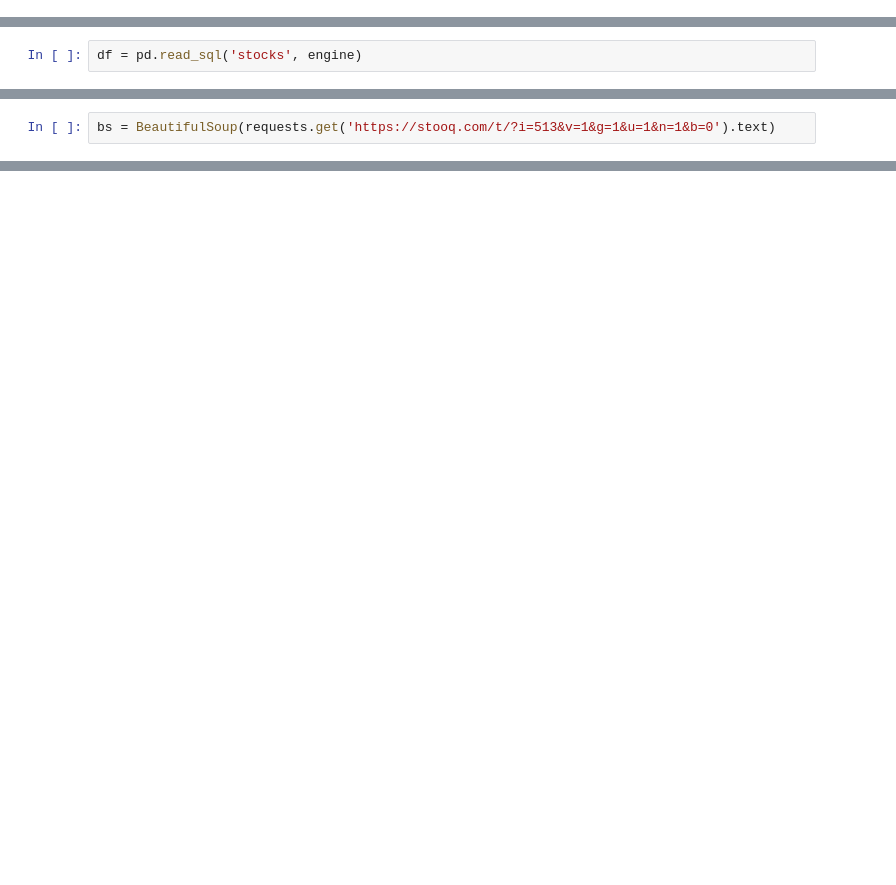
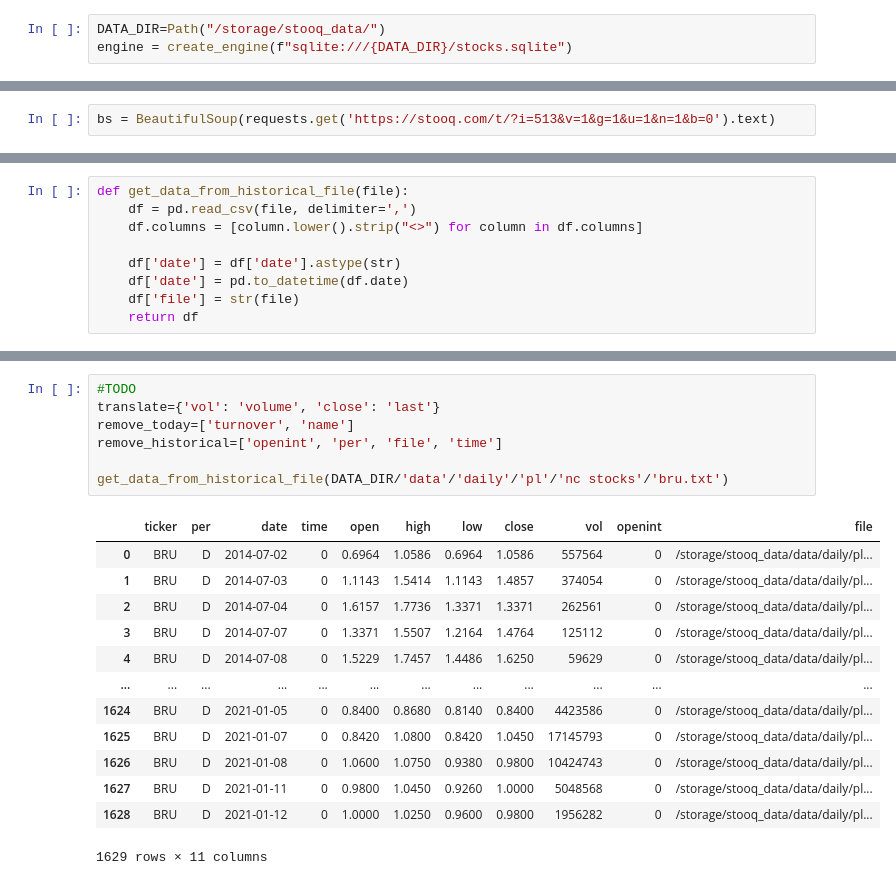
Before and after one commit to misza222/asnp, a Jupyter notebook: stock_prices.ipynb, the cells around one changed output, grey strips where cells are left out. Cells and saved outputs as stored; diff of their text form; blank space fills up the shorter version.

Commit message:
Parse historical files

```diff
--- a/stock_prices.ipynb
+++ b/stock_prices.ipynb
@@ -42,3 +36,6 @@ def get_last_quote(symbol):
+# %%
+DATA_DIR=Path("/storage/stooq_data/")
+engine = create_engine(f"sqlite:///{DATA_DIR}/stocks.sqlite")
 # %%
 def get_stock_prices_from(url):
     def _get_stock_prices_from(url, page=1):
@@ -131,5 +130,3 @@ for conf in urls_to_fetch:
 # %% [output]
 Fetching GPW:.
 AttributeError: 'NoneType' object has no attribute 'thead'
-# %%
-df = pd.read_sql('stocks', engine)
@@ -161,0 +142,9 @@ bs = BeautifulSoup(requests.get('https://stooq.com/t/?i=513&v=1&g=1&u=1&n=1&b=0'
+# %%
+def get_data_from_historical_file(file):
+    df = pd.read_csv(file, delimiter=',')
+    df.columns = [column.lower().strip("<>") for column in df.columns]
+
+    df['date'] = df['date'].astype(str)
+    df['date'] = pd.to_datetime(df.date)
+    df['file'] = str(file)
+    return df
@@ -161,0 +202,21 @@ bs = BeautifulSoup(requests.get('https://stooq.com/t/?i=513&v=1&g=1&u=1&n=1&b=0'
+# %%
+#TODO
+translate={'vol': 'volume', 'close': 'last'}
+remove_today=['turnover', 'name']
+remove_historical=['openint', 'per', 'file', 'time']
+
+get_data_from_historical_file(DATA_DIR/'data'/'daily'/'pl'/'nc stocks'/'bru.txt')
+# %% [output]
+|  | ticker | per | date | time | open | high | low | close | vol | openint | file |
+| 0 | BRU | D | 2014-07-02 | 0 | 0.6964 | 1.0586 | 0.6964 | 1.0586 | 557564 | 0 | /storage/stooq_data/data/daily/pl... |
+| 1 | BRU | D | 2014-07-03 | 0 | 1.1143 | 1.5414 | 1.1143 | 1.4857 | 374054 | 0 | /storage/stooq_data/data/daily/pl... |
+| 2 | BRU | D | 2014-07-04 | 0 | 1.6157 | 1.7736 | 1.3371 | 1.3371 | 262561 | 0 | /storage/stooq_data/data/daily/pl... |
+| 3 | BRU | D | 2014-07-07 | 0 | 1.3371 | 1.5507 | 1.2164 | 1.4764 | 125112 | 0 | /storage/stooq_data/data/daily/pl... |
+| 4 | BRU | D | 2014-07-08 | 0 | 1.5229 | 1.7457 | 1.4486 | 1.6250 | 59629 | 0 | /storage/stooq_data/data/daily/pl... |
+| ... | ... | ... | ... | ... | ... | ... | ... | ... | ... | ... | ... |
+| 1624 | BRU | D | 2021-01-05 | 0 | 0.8400 | 0.8680 | 0.8140 | 0.8400 | 4423586 | 0 | /storage/stooq_data/data/daily/pl... |
+| 1625 | BRU | D | 2021-01-07 | 0 | 0.8420 | 1.0800 | 0.8420 | 1.0450 | 17145793 | 0 | /storage/stooq_data/data/daily/pl... |
+| 1626 | BRU | D | 2021-01-08 | 0 | 1.0600 | 1.0750 | 0.9380 | 0.9800 | 10424743 | 0 | /storage/stooq_data/data/daily/pl... |
+| 1627 | BRU | D | 2021-01-11 | 0 | 0.9800 | 1.0450 | 0.9260 | 1.0000 | 5048568 | 0 | /storage/stooq_data/data/daily/pl... |
+| 1628 | BRU | D | 2021-01-12 | 0 | 1.0000 | 1.0250 | 0.9600 | 0.9800 | 1956282 | 0 | /storage/stooq_data/data/daily/pl... |
+1629 rows × 11 columns
```
Also changed, not shown: parts of 11 cells of this notebook.
